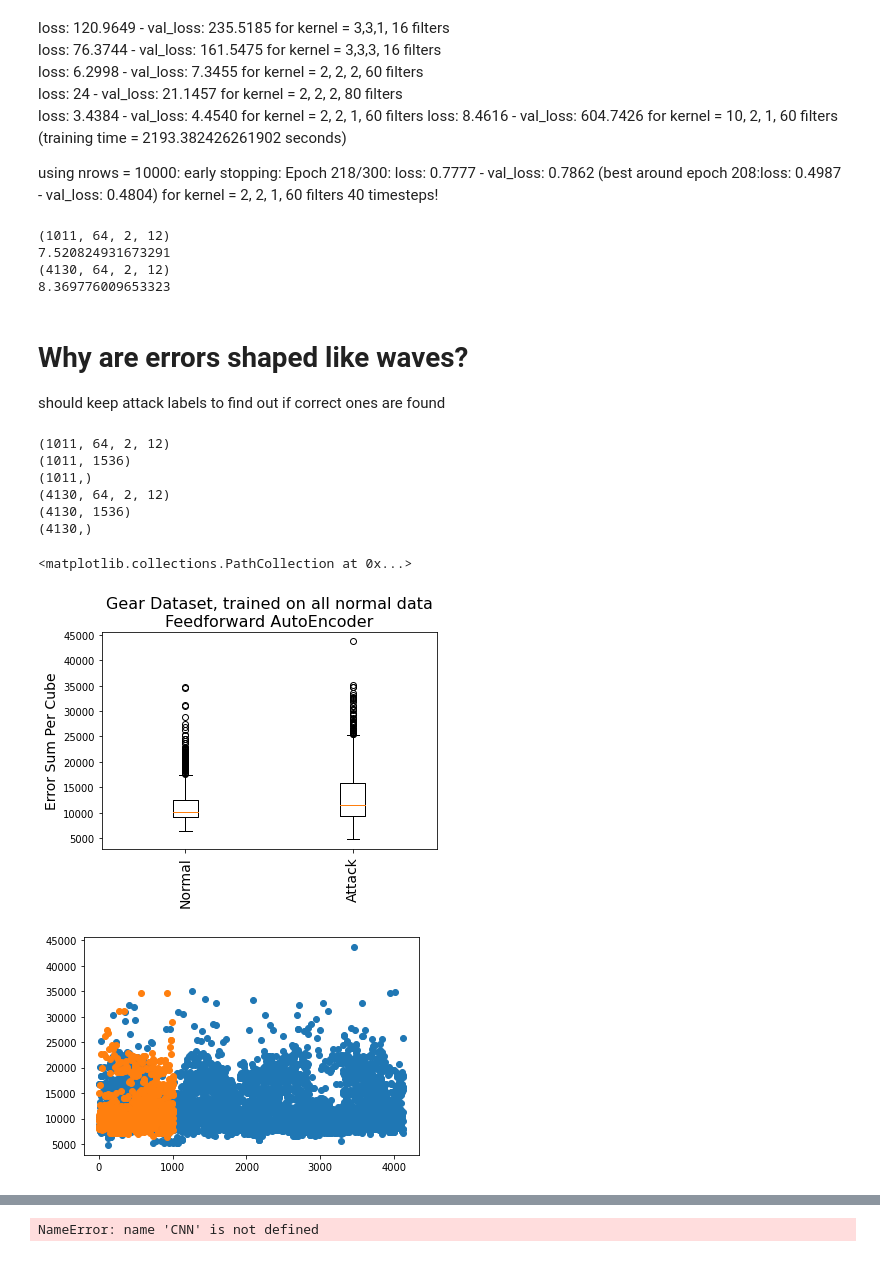
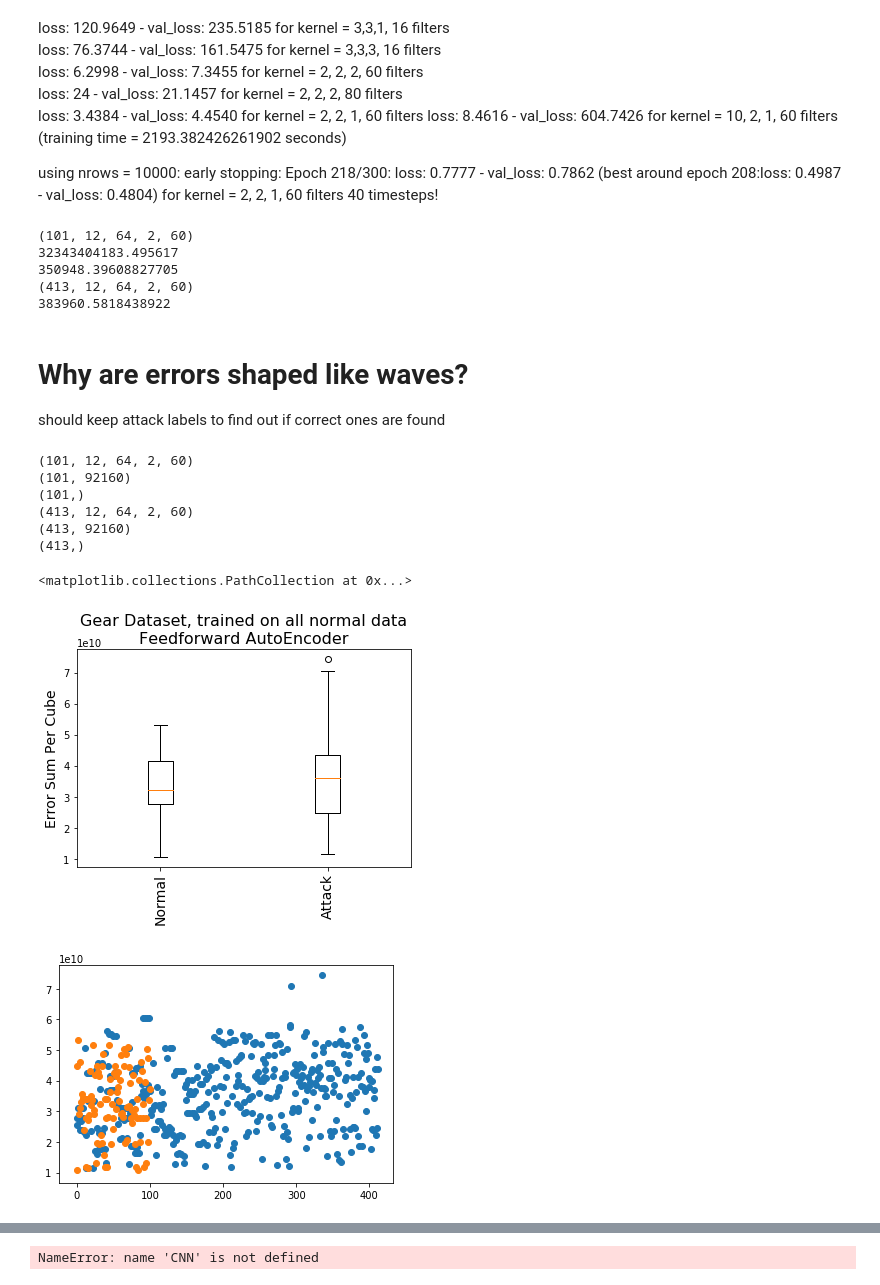
Before and after one commit to ellensanden/MLAnomalyDetection, a Jupyter notebook: test_stuff/cnn.ipynb, the cells around one changed output, grey strips where cells are left out. Saved outputs shown, nothing was run; the diff lists cells and outputs as text; code cells hidden in the pictures.

Commit message:
stuff

```diff
--- a/test_stuff/cnn.ipynb
+++ b/test_stuff/cnn.ipynb
@@ -32,11 +36,11 @@ from numpy import array
 # %%
 from data_processing import process
 filename = 'gear_dataset.csv'
-rows = 50000  # no attack data in the first 1000 rows
-data_with_attack, AttackIDs = process(filename,rows,no_attack_packets=False) # change name of attackIDs..
+rows = 5000  # no attack data in the first 1000 rows
+data_with_attack, AttackIDs, labeled_data = process(filename,rows,no_attack_packets=False) # change name of attackIDs..
 print(f'including attack data: {data_with_attack.shape}')
 
-data , IDs = process(filename,rows,no_attack_packets=True)
+data , IDs, _ = process(filename,rows,no_attack_packets=True)
 print(f'normal data: {data.shape}')
 
 n_rows = data.shape[0]
@@ -48,0 +53,5 @@ normal data: (40419, 64)
+# %%
+
+labeled_data = labeled_data.reset_index(drop=True)
+attack = labeled_data[labeled_data['Attack'] == 'T'].copy()
+attack_ind = attack.index
@@ -49,5 +60,5 @@ normal data: (40419, 64)
 # %%
 from prepare_data_cube import make_cubes
-x_test,x_train,xA = make_cubes(IDs,AttackIDs,data,data_with_attack,n_timesteps,type = cnn)
-
-# do stuff
+n_timesteps = 6
+type = 'timeDist_cnn'
+x_test,x_train,xA = make_cubes(IDs,AttackIDs,data,data_with_attack,n_timesteps,type,labeled_data)
@@ -109,7 +124,7 @@ _________________________________________________________________
 import time
 
 #model = CNN
-es = EarlyStopping(monitor='val_loss', mode='min', verbose=0, patience=10)
+es = EarlyStopping(monitor='val_loss', mode='min', verbose=0, patience=100)
 
 s = time.time()
 
@@ -124,5 +139,7 @@ pyplot.plot(history.history['val_loss'], label = 'validation')
 pyplot.legend()
 pyplot.show()
 print(f'training time = {e-s} seconds')
+
+# 2.8078 - val_loss: 2.8038
 # %% [output]
 Epoch 1/300
@@ -172,6 +192,8 @@ normal_errors = x_test-yHat_normal
 print(yHat_normal.shape)
 normal_errors = normal_errors.flatten()
 normal_errors = np.abs(normal_errors)
+n = np.sum(normal_errors)/yHat_normal.shape[0]
+print(n)
 normal_errors = np.mean(normal_errors)
 print(normal_errors)
 
@@ -184,10 +206,11 @@ attack_errors = np.abs(attack_errors)
 attack_errors = np.mean(attack_errors)
 print(attack_errors)
 # %% [output]
-(1011, 64, 2, 12)
-7.520824931673291
-(4130, 64, 2, 12)
-8.369776009653323
+(101, 12, 64, 2, 60)
+32343404183.495617
+350948.39608827705
+(413, 12, 64, 2, 60)
+383960.5818438922
 # %% [markdown]
 # Why are errors shaped like waves?
 should keep attack labels to find out if correct ones are found
@@ -197,42 +220,42 @@ CNN = model
 yHat_normal = CNN.predict(x_test)
 normal_errors = x_test-yHat_normal
 print(normal_errors.shape)
-normal_errors = normal_errors.reshape(normal_errors.shape[0],normal_errors.shape[1]*normal_errors.shape[2]*normal_errors.shape[3])
+normal_errors = normal_errors.reshape(normal_errors.shape[0],normal_errors.shape[1]*normal_errors.shape[2]*normal_errors.shape[3]*normal_errors.shape[4])
 print(normal_errors.shape)
 normal_errors = np.abs(normal_errors)
 normal_errors = np.sum(normal_errors,axis=1)
 #normal_errors = normal_errors/normal_errors.shape[0]
 print(normal_errors.shape)
 
 
 yHat_attack = CNN.predict(xA)
 attack_errors = xA-yHat_attack
 print(attack_errors.shape)
-attack_errors = attack_errors.reshape(attack_errors.shape[0],attack_errors.shape[1]*attack_errors.shape[2]*attack_errors.shape[3])
+attack_errors = attack_errors.reshape(attack_errors.shape[0],attack_errors.shape[1]*attack_errors.shape[2]*attack_errors.shape[3]*attack_errors.shape[4])
 print(attack_errors.shape)
 attack_errors = np.abs(attack_errors)
 attack_errors = np.sum(attack_errors,axis=1)
 #attack_errors = attack_errors/attack_errors.shape[0]
 print(attack_errors.shape)
 
 plt.figure()
 plt.boxplot([normal_errors, attack_errors])
 plt.xticks([1,2], ['Normal','Attack'], rotation='vertical', fontsize=14)
 plt.ylabel('Error Sum Per Cube', fontsize=14)
 plt.title('Gear Dataset, trained on all normal data\nFeedforward AutoEncoder', fontsize=16)
 
 
 plt.figure()
 plt.scatter( np.arange(len(attack_errors)),attack_errors)
 plt.scatter(np.arange(len(normal_errors)), normal_errors)
 # %% [output]
-(1011, 64, 2, 12)
-(1011, 1536)
-(1011,)
-(4130, 64, 2, 12)
-(4130, 1536)
-(4130,)
+(101, 12, 64, 2, 60)
+(101, 92160)
+(101,)
+(413, 12, 64, 2, 60)
+(413, 92160)
+(413,)
 <matplotlib.collections.PathCollection at 0x...>
-[figure, old version]
+[figure, new version]
-[figure, old version]
+[figure, new version]
 # %%
```
Also changed, not shown: parts of 10 cells of this notebook, 2 other files.
